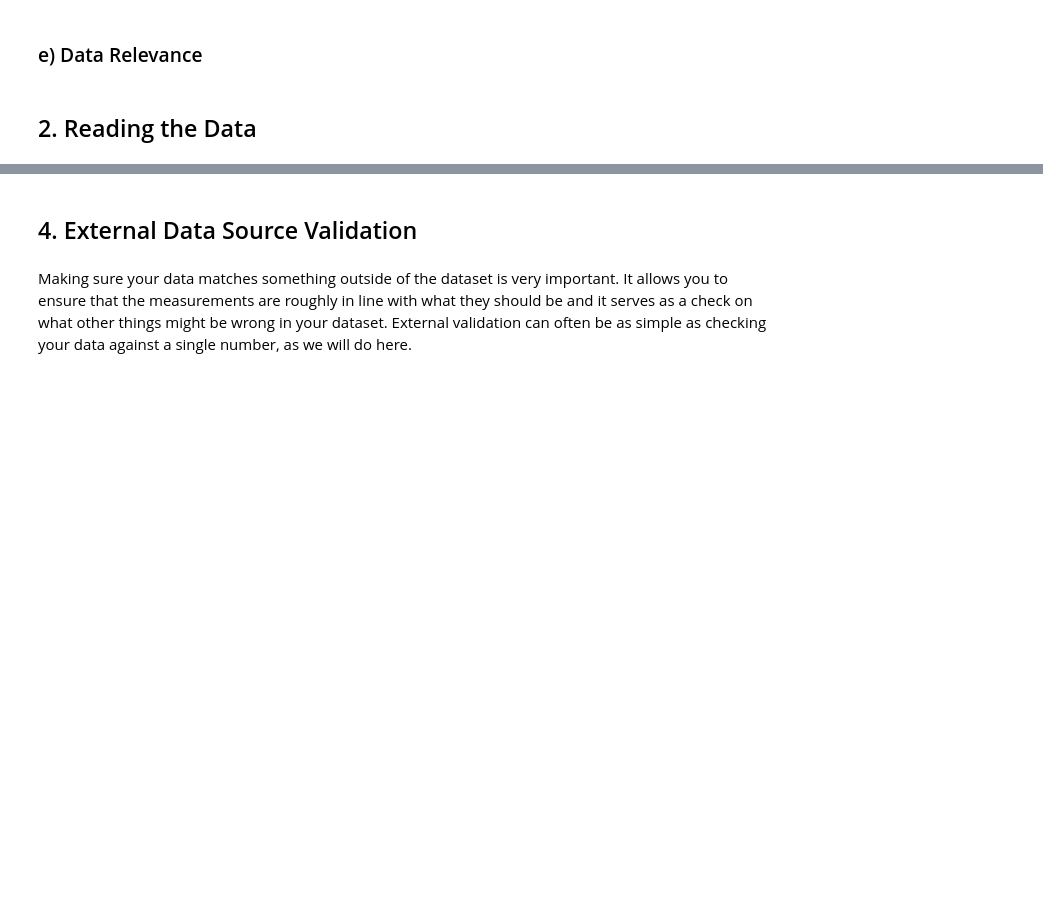
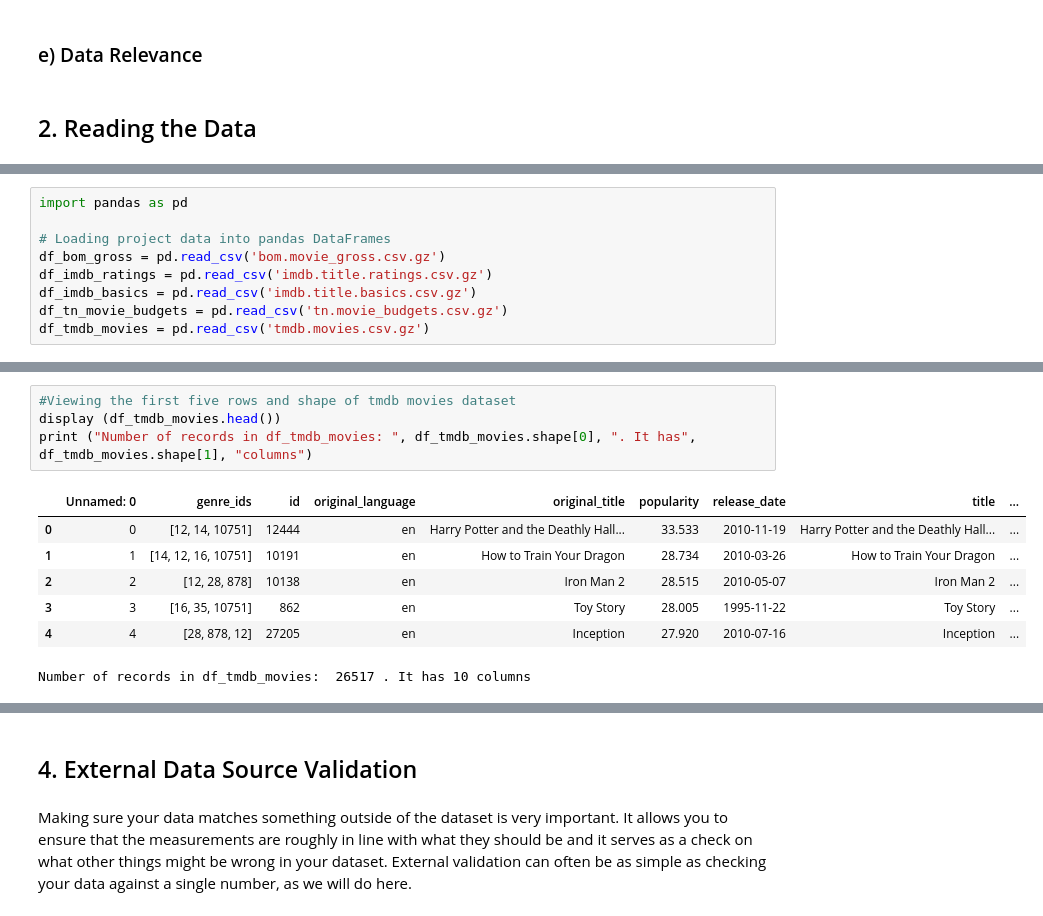
Before and after one commit to PerisWamoni/BoxOffice_Analysis, a Jupyter notebook: Box Office Analysis.ipynb, the cells around one changed output, grey strips where cells are left out. Drawn from its saved outputs; the diff is of its cells as text; blank space fills up the shorter version.

Commit message:
Loaded the data files into the jupyter notebook and read into df using pd.read_csv

```diff
--- a/Box Office Analysis.ipynb
+++ b/Box Office Analysis.ipynb
@@ -31 +25,10 @@ Microsoft sees all the big companies creating original video content and they wa
+# %%
+import pandas as pd
+
+# Loading project data into pandas DataFrames
+df_bom_gross = pd.read_csv('bom.movie_gross.csv.gz')
+df_imdb_ratings = pd.read_csv('imdb.title.ratings.csv.gz')
+df_imdb_basics = pd.read_csv('imdb.title.basics.csv.gz')
+df_tn_movie_budgets = pd.read_csv('tn.movie_budgets.csv.gz')
+df_tmdb_movies = pd.read_csv('tmdb.movies.csv.gz')
 # %% [markdown]
@@ -40,0 +84,12 @@ Microsoft sees all the big companies creating original video content and they wa
+# %%
+#Viewing the first five rows and shape of tmdb movies dataset
+display (df_tmdb_movies.head())
+print ("Number of records in df_tmdb_movies: ", df_tmdb_movies.shape[0], ". It has", df_tmdb_movies.shape[1], "columns")
+# %% [output]
+|  | Unnamed: 0 | genre_ids | id | original_language | original_title | popularity | release_date | title | ... |
+| 0 | 0 | [12, 14, 10751] | 12444 | en | Harry Potter and the Deathly Hall... | 33.533 | 2010-11-19 | Harry Potter and the Deathly Hall... | ... |
+| 1 | 1 | [14, 12, 16, 10751] | 10191 | en | How to Train Your Dragon | 28.734 | 2010-03-26 | How to Train Your Dragon | ... |
+| 2 | 2 | [12, 28, 878] | 10138 | en | Iron Man 2 | 28.515 | 2010-05-07 | Iron Man 2 | ... |
+| 3 | 3 | [16, 35, 10751] | 862 | en | Toy Story | 28.005 | 1995-11-22 | Toy Story | ... |
+| 4 | 4 | [28, 878, 12] | 27205 | en | Inception | 27.920 | 2010-07-16 | Inception | ... |
+Number of records in df_tmdb_movies:  26517 . It has 10 columns
```
Also changed, not shown: parts of 13 cells of this notebook.
